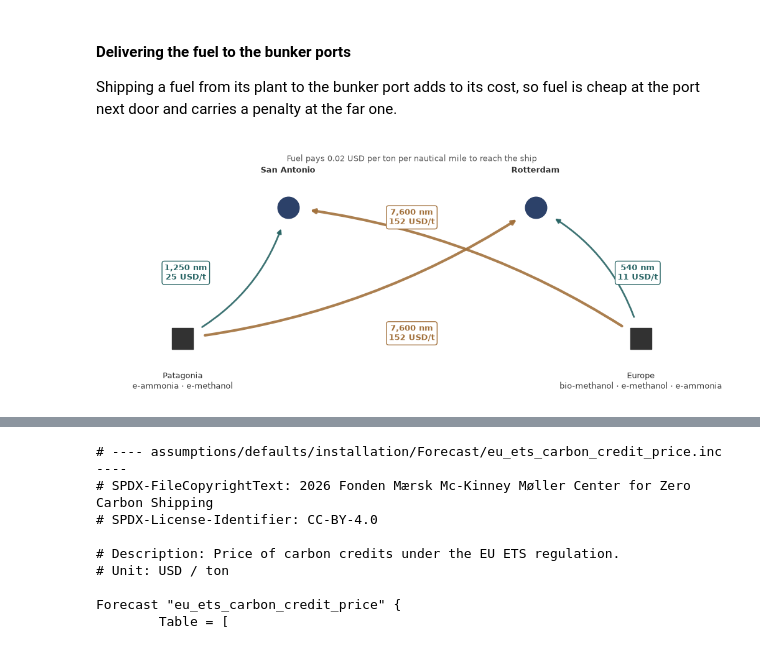
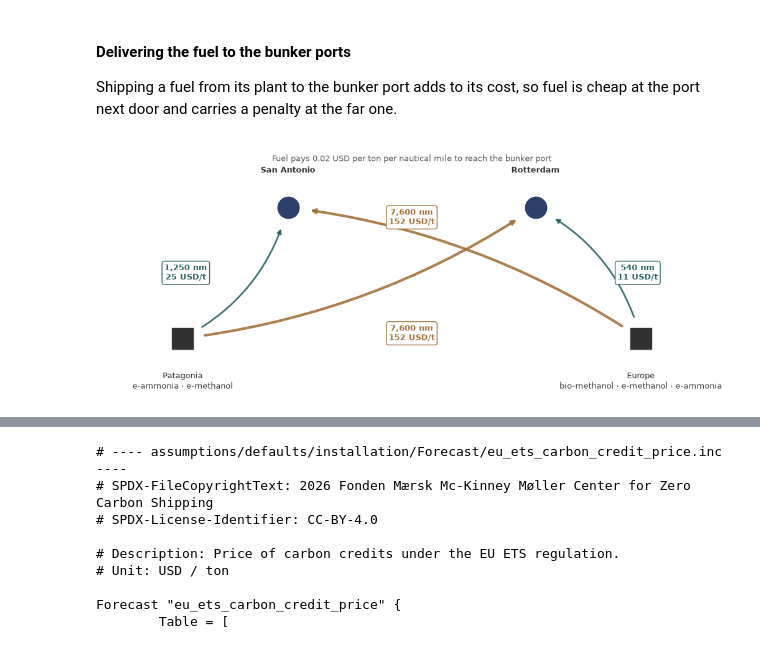
Before and after one commit to zerocarbonshipping/navigate-zcs, a Jupyter notebook: docs/workshop/03-how-a-navigate-model-is-built.ipynb, the cells around one changed output, grey strips where cells are left out. Drawn from its saved outputs; the diff is of its cells as text; code cells hidden in the pictures.

```diff
--- a/docs/workshop/03-how-a-navigate-model-is-built.ipynb
+++ b/docs/workshop/03-how-a-navigate-model-is-built.ipynb
@@ -695,5 +690,4 @@ The fleet starts with a share of each technology already fitted, set in `energy_
 # %%
-# @title Efficiency technology on offer, and what is already fitted
 # What each hull already carries before the model decides anything. Read off the
 # parsed deck: initial_technology_share maps (vessel, technology) to the library
 # Curve the deck pointed it at, or None for a measure with no observed uptake.
@@ -717,7 +711,7 @@ for _i, _t in enumerate(_order):
 ax.set_yticks(range(len(_order)), [t.replace("_", " ") for t in _order])
 ax.invert_yaxis()
 ax.set_xlim(0, 100)
-ax.set_xlabel("share of the fleet carrying it in the first year", fontsize=8,
+ax.set_xlabel("share of the fleet carrying it at the start", fontsize=8,
               color=SUBINK)
 ax.set_title("Already on board before the model decides anything", fontsize=10,
              color=INK, loc="left")
@@ -955,7 +947,6 @@ plt.show()
 Shipping a fuel from its plant to the bunker port adds to its cost, so fuel is cheap at the port next door and
 carries a penalty at the far one.
 # %%
-# @title Figure: bunker logistics
 import re
 
 text = (EXAMPLE / "includes" / "bunker_logistics.inc").read_text(encoding="utf-8")
@@ -965,9 +956,7 @@ USD_PER_TON_NM = float(
     re.search(r'set_transport_cost\("\*",\s*([\d.]+)\)', text).group(1))
 
 # One entry per journey the FUEL makes, plant region -> bunker port
-# (Navigate: `set_distance`, from a Region to a Port). Navigate keeps the word
-# "leg" (a ship's sailing from one port to the next) for the ship's own route
-# segments, so these are trips, not legs.
+# (Navigate: `set_distance`, from a Region to a Port).
 FUEL_DELIVERY_TRIPS = [(region, port, int(nm)) for region, port, nm in
                        re.findall(r'set_distance\("(\w+)",\s*"(\w+)",\s*(\d+)\)', text)]
 
@@ -991,35 +980,35 @@ fig, ax = plt.subplots(figsize=(10.5, 4.3))
 for region, port, nm in FUEL_DELIVERY_TRIPS:
     rad, lx, ly = DRAW.get((region, port), (0.12, 0.5, 0.5))
     local = (region, port) in LOCAL
     colour = GREEN if local else ORANGE
     ax.annotate("", xy=POS[port], xytext=POS[region],
                 arrowprops=dict(arrowstyle="-|>", color=colour,
                                 lw=2.0 if local else 3.0, alpha=0.9,
                                 connectionstyle=f"arc3,rad={rad}",
                                 shrinkA=26, shrinkB=26))
     ax.text(lx, ly, f"{nm:,} nm\n{nm * USD_PER_TON_NM:.0f} USD/t",
             ha="center", va="center", fontsize=9, color=colour,
             fontweight="bold",
             bbox=dict(boxstyle="round,pad=0.30", fc="white", ec=colour, lw=1.0))
 
 for name, (x, y) in POS.items():
     is_port = name in ("san_antonio", "rotterdam")
     ax.scatter([x], [y], s=620, marker="o" if is_port else "s",
                color=BLUE if is_port else INK, zorder=4)
     ax.text(x, y + (0.13 if is_port else -0.13), CAPTION[name], ha="center",
             va="bottom" if is_port else "top", fontsize=9.5, color=INK,
             fontweight="bold" if is_port else "normal")
 
 ax.text(0.5, 0.97, f"Fuel pays {USD_PER_TON_NM} USD per ton per nautical mile "
-                   f"to reach the ship", ha="center", va="top", fontsize=9,
+                   f"to reach the bunker port", ha="center", va="top", fontsize=9,
         color=SUBINK)
 ax.set_xlim(0, 1)
 ax.set_ylim(0.02, 1.0)
 ax.axis("off")
 fig.tight_layout()
 plt.show()
 # %% [output]
-[figure, old version]
+[figure, new version]
 # %% [markdown]
 ---
 
```
Also changed, not shown: parts of 29 cells of this notebook.
